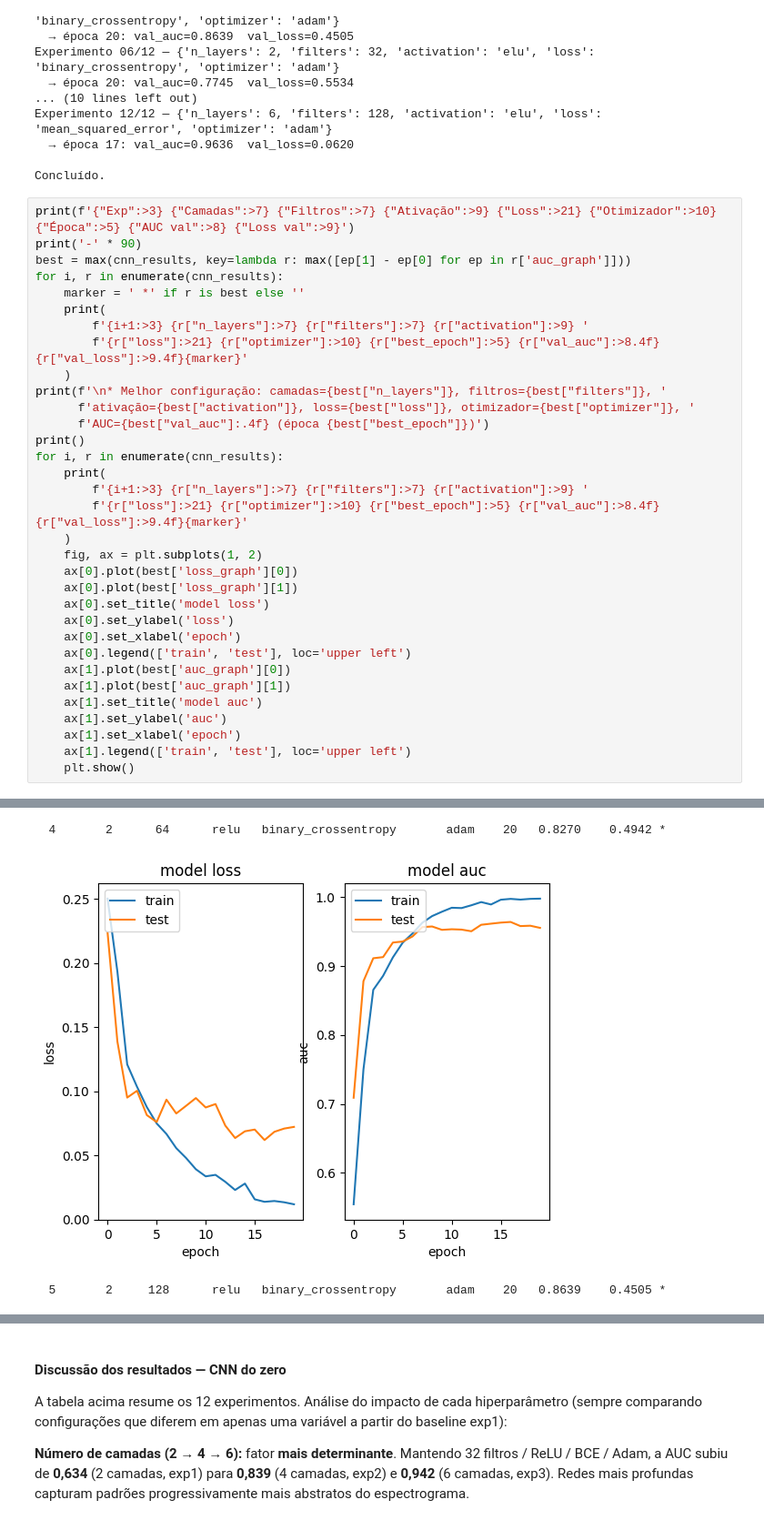
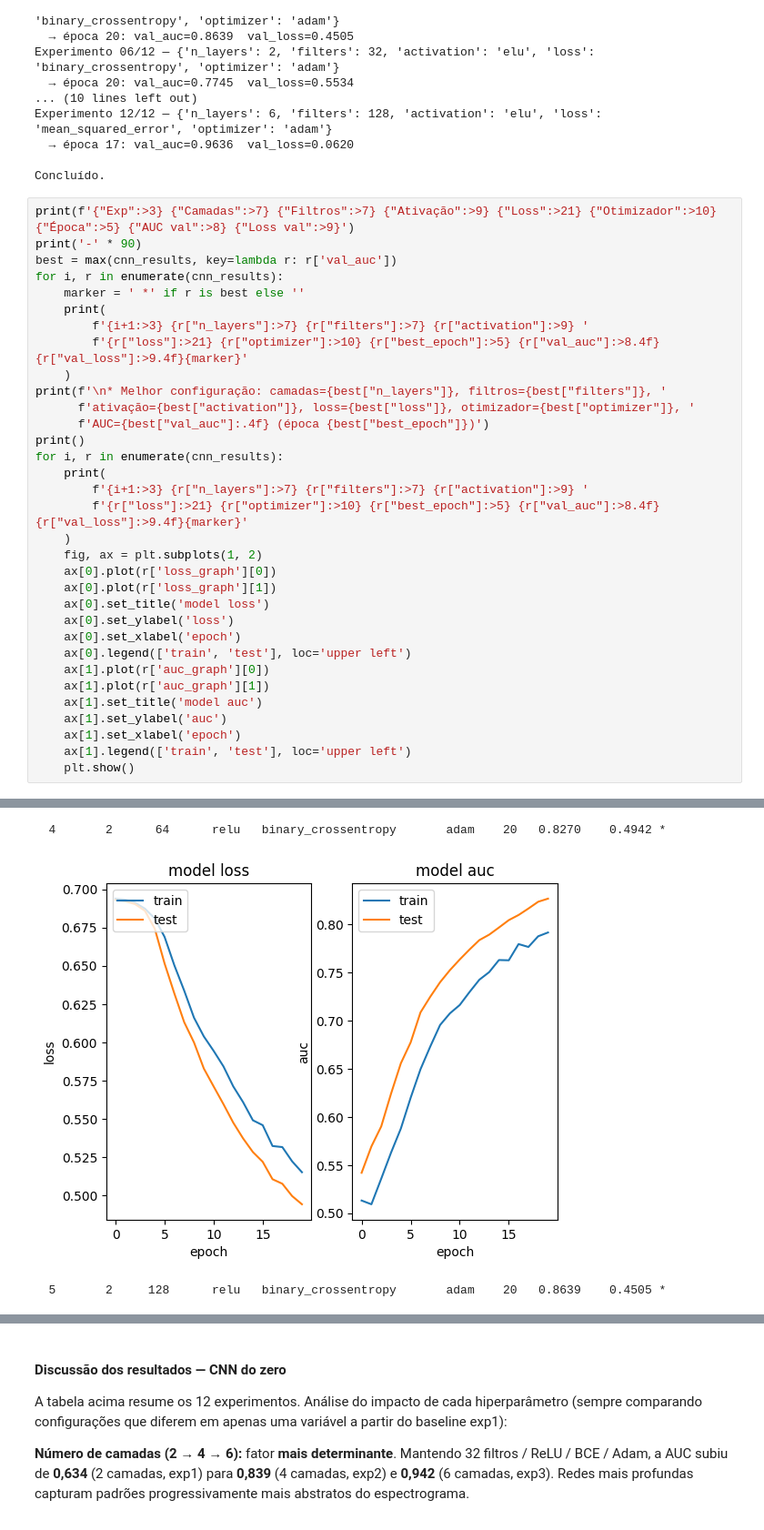
Before and after one commit to Erik-Morbach/TrabalhoGb, a Jupyter notebook: Relatório final.ipynb, the cells around one changed output, grey strips where cells are left out. Shown at 91% size. Saved outputs shown, nothing was run; the diff lists cells and outputs as text.

```diff
--- a/Relatório final.ipynb
+++ b/Relatório final.ipynb
@@ -433,7 +433,7 @@ Concluído.
 # %%
 print(f'{"Exp":>3} {"Camadas":>7} {"Filtros":>7} {"Ativação":>9} {"Loss":>21} {"Otimizador":>10} {"Época":>5} {"AUC val":>8} {"Loss val":>9}')
 print('-' * 90)
-best = max(cnn_results, key=lambda r: max([ep[1] - ep[0] for ep in r['auc_graph']]))
+best = max(cnn_results, key=lambda r: r['val_auc'])
 for i, r in enumerate(cnn_results):
     marker = ' *' if r is best else ''
     print(
@@ -450,14 +450,14 @@ for i, r in enumerate(cnn_results):
         f'{r["loss"]:>21} {r["optimizer"]:>10} {r["best_epoch"]:>5} {r["val_auc"]:>8.4f} {r["val_loss"]:>9.4f}{marker}'
     )
     fig, ax = plt.subplots(1, 2)
-    ax[0].plot(best['loss_graph'][0])
-    ax[0].plot(best['loss_graph'][1])
+    ax[0].plot(r['loss_graph'][0])
+    ax[0].plot(r['loss_graph'][1])
     ax[0].set_title('model loss')
     ax[0].set_ylabel('loss')
     ax[0].set_xlabel('epoch')
     ax[0].legend(['train', 'test'], loc='upper left')
-    ax[1].plot(best['auc_graph'][0])
-    ax[1].plot(best['auc_graph'][1])
+    ax[1].plot(r['auc_graph'][0])
+    ax[1].plot(r['auc_graph'][1])
     ax[1].set_title('model auc')
     ax[1].set_ylabel('auc')
     ax[1].set_xlabel('epoch')
@@ -490,3 +490,3 @@ Exp Camadas Filtros  Ativação                  Loss Otimizador Época  AUC val
   4       2      64      relu   binary_crossentropy       adam    20   0.8270    0.4942 *
-[figure, old version]
+[figure, new version]
   5       2     128      relu   binary_crossentropy       adam    20   0.8639    0.4505 *
```
Also changed, not shown: parts of 5 cells of this notebook.
